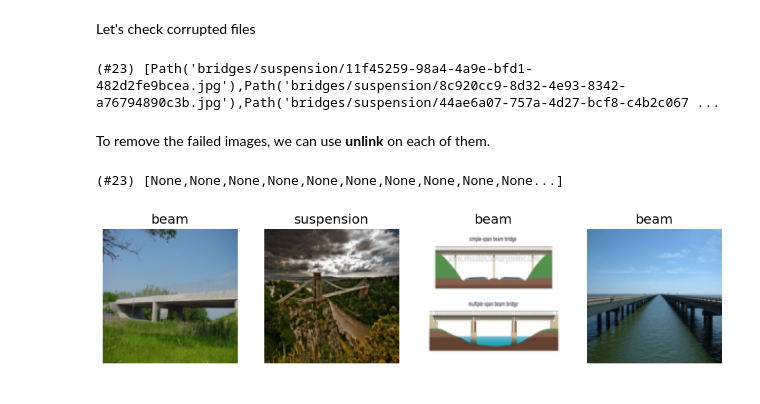
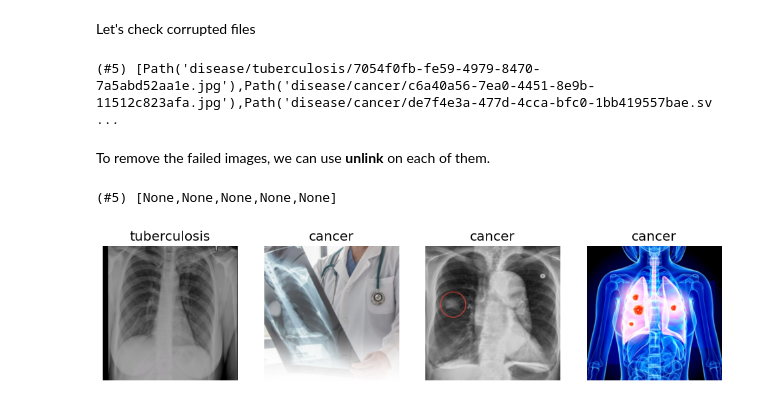
Before and after one commit to Kowallskiy/Deep_Learning_Fastai, a Jupyter notebook: Deep_Learning.ipynb, the cells around one changed output. Saved outputs shown, nothing was run; the diff lists cells and outputs as text; code cells hidden in the pictures.

Commit message:
cancer/tuberculosis classification

```diff
--- a/Deep_Learning.ipynb
+++ b/Deep_Learning.ipynb
@@ -13 +10,4 @@ path = Path('bridges')
+# %%
+disease_types = 'tuberculosis','cancer'
+path = Path('disease')
 # %%
@@ -29,26 +31,26 @@ Let's check corrupted files
 failed = verify_images(fns)
 failed
 # %% [output]
-(#23) [Path('bridges/suspension/11f45259-98a4-4a9e-bfd1-482d2fe9bcea.jpg'),Path('bridges/suspension/8c920cc9-8d32-4e93-8342-a76794890c3b.jpg'),Path('bridges/suspension/44ae6a07-757a-4d27-bcf8-c4b2c067 ...
+(#5) [Path('disease/tuberculosis/7054f0fb-fe59-4979-8470-7a5abd52aa1e.jpg'),Path('disease/cancer/c6a40a56-7ea0-4451-8e9b-11512c823afa.jpg'),Path('disease/cancer/de7f4e3a-477d-4cca-bfc0-1bb419557bae.sv ...
 # %% [markdown]
 To remove the failed images, we can use __unlink__ on each of them.
 # %%
 failed.map(Path.unlink)
 # %% [output]
-(#23) [None,None,None,None,None,None,None,None,None,None...]
+(#5) [None,None,None,None,None]
 # %%
-bridges = DataBlock(
+diseases = DataBlock(
     blocks = (ImageBlock, CategoryBlock),
     get_items = get_image_files,
-    splitter = RandomSplitter(valid_pct=0.2, seed = 42),
+    splitter = RandomSplitter(valid_pct=0.2, seed = 12),
     get_y = parent_label,
     item_tfms = Resize(128)
 )
 # %%
-bridges = bridges.new(item_tfms=RandomResizedCrop(224, min_scale=0.5), batch_tfms = aug_transforms())
-dls = bridges.dataloaders(path)
+diseases = diseases.new(item_tfms=RandomResizedCrop(224, min_scale=0.5), batch_tfms = aug_transforms())
+dls = diseases.dataloaders(path)
 dls.valid.show_batch(max_n=4, nrows=1)
 # %% [output]
-[figure, old version]
+[figure, new version]
 # %%
 learn = vision_learner(dls, resnet18, metrics = error_rate)
```
Also changed, not shown: parts of 8 cells of this notebook.
